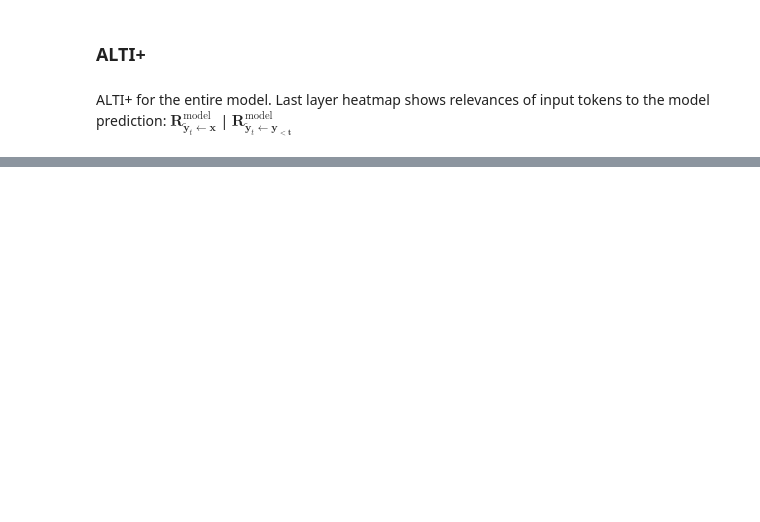
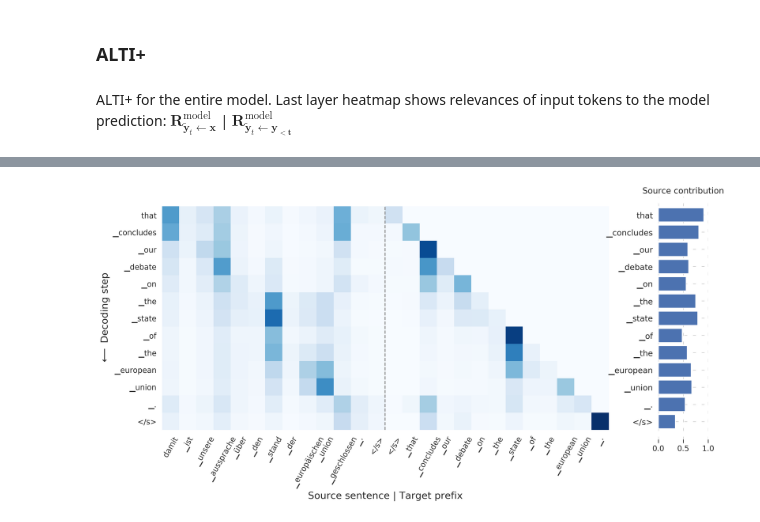
Before and after one commit to mt-upc/transformer-contributions-nmt, a Jupyter notebook: nmt_interpretability.ipynb, the cells around one changed output, grey strips where cells are left out. Cells and saved outputs as stored; diff of their text form; code cells hidden in the pictures; blank space fills up the shorter version.

```diff
--- a/nmt_interpretability.ipynb
+++ b/nmt_interpretability.ipynb
@@ -368,6 +272,0 @@ contributions_word_word.shape
-# %%
-## Soft alignment
-plt.figure(figsize=(20,8))
-df = pd.DataFrame(contributions_word_word, columns = src_word_sent.split() + ['</s>'], index = tgt_word_sent.split() + ['</s>'])
-sns.set(font_scale=1.6)
-sns.heatmap(df,cmap="Blues",square=True,cbar=True);
@@ -397,25 +273,15 @@ sns.heatmap(df,cmap="Blues",square=True,cbar=True);
-# %%
-from matplotlib.colors import LinearSegmentedColormap
-colors = ["whitesmoke", "gainsboro", "lightgrey", "lightgray", "silver",
-            "darkgrey", "darkgray", "grey", "gray", "dimgrey", "dimgray", "black"]
-cmap = LinearSegmentedColormap.from_list('Custom', colors, len(colors))
-
-gold_alignment = europarl_dir / "gold_alignment/alignment.talp"
-
-i=0
-attention_matrix = np.zeros((len(tgt_word_sent.split())+1,len(src_word_sent.split())+1))
-with open(gold_alignment, 'r') as f:
-    line = f.readlines()[i]
-    print(line)
-    for alignment_string in line.split():
-        t, s = align.parse_single_alignment(alignment_string, reverse=True)
-        print(t,s)
-        attention_matrix[t-1][s-1] = 1
-#attention_matrix = attention_matrix[[len(attention_matrix)-1]+list(range(0,len(attention_matrix)-1))]
-
-plt.figure(figsize=(8,8))
-fontsize = 10
-rotation = 90
-df_gold = pd.DataFrame(attention_matrix, columns=src_word_sent.split()+["</s>"],index=tgt_word_sent.split()+["</s>"])
-sns.heatmap(df_gold,cmap=cmap,cbar=False,square=True)
-sns.set(font_scale=1)
+# %%
+source_sentence = source_sentence + ['</s>']
+first_target = ['▁' + target_sentence[0]]
+target_sentence = ['</s>'] + ['▁' + target_sentence[0]] + target_sentence[1:]
+predicted_sentence = predicted_sentence + ['</s>']
+# %%
+word_level = False
+alignment = False # evaluating alignments, predictions (rows) are the reference, (not showing real interpretations)
+
+
+alti_result, source_sentence_, predicted_sentence_ = visualize_alti(total_alti, source_sentence,
+                                                                    target_sentence, predicted_sentence,
+                                                                    word_level, alignment, all_layers = False)
+# %% [output]
+[figure, added]
```
Also changed, not shown: parts of 16 cells of this notebook, 4 other files.
